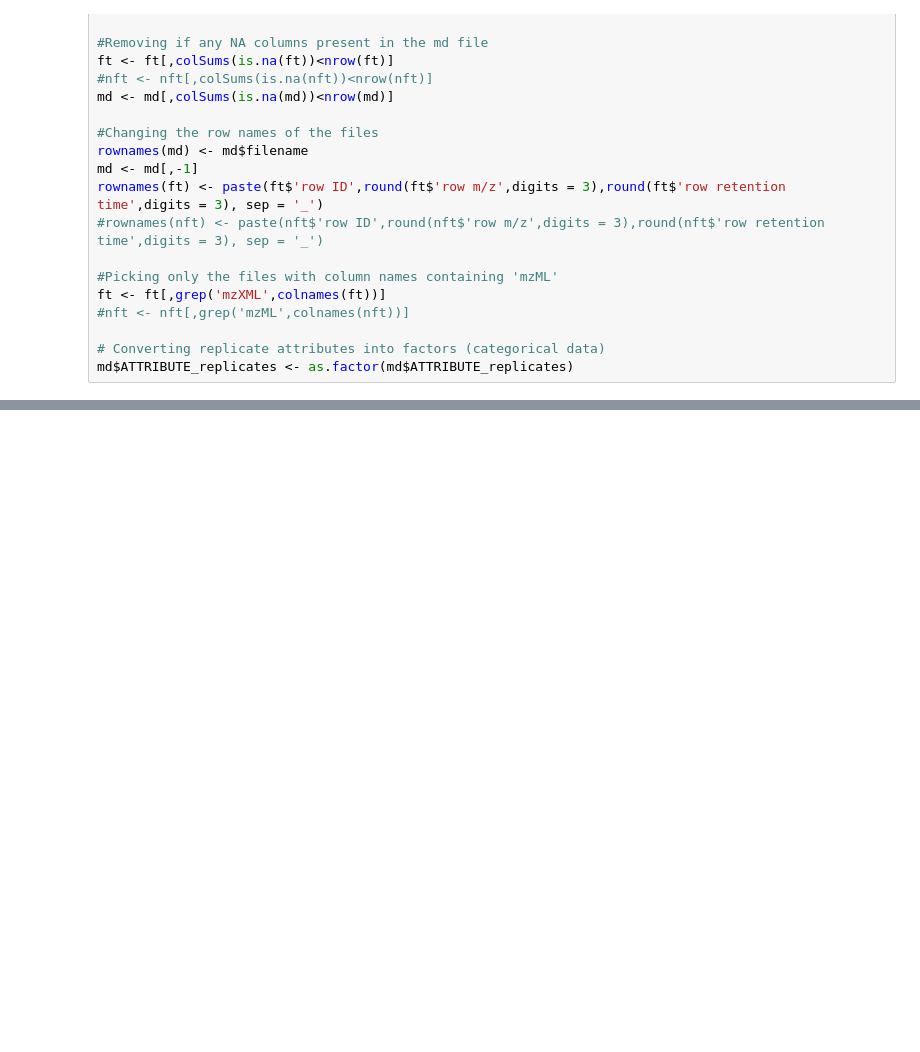
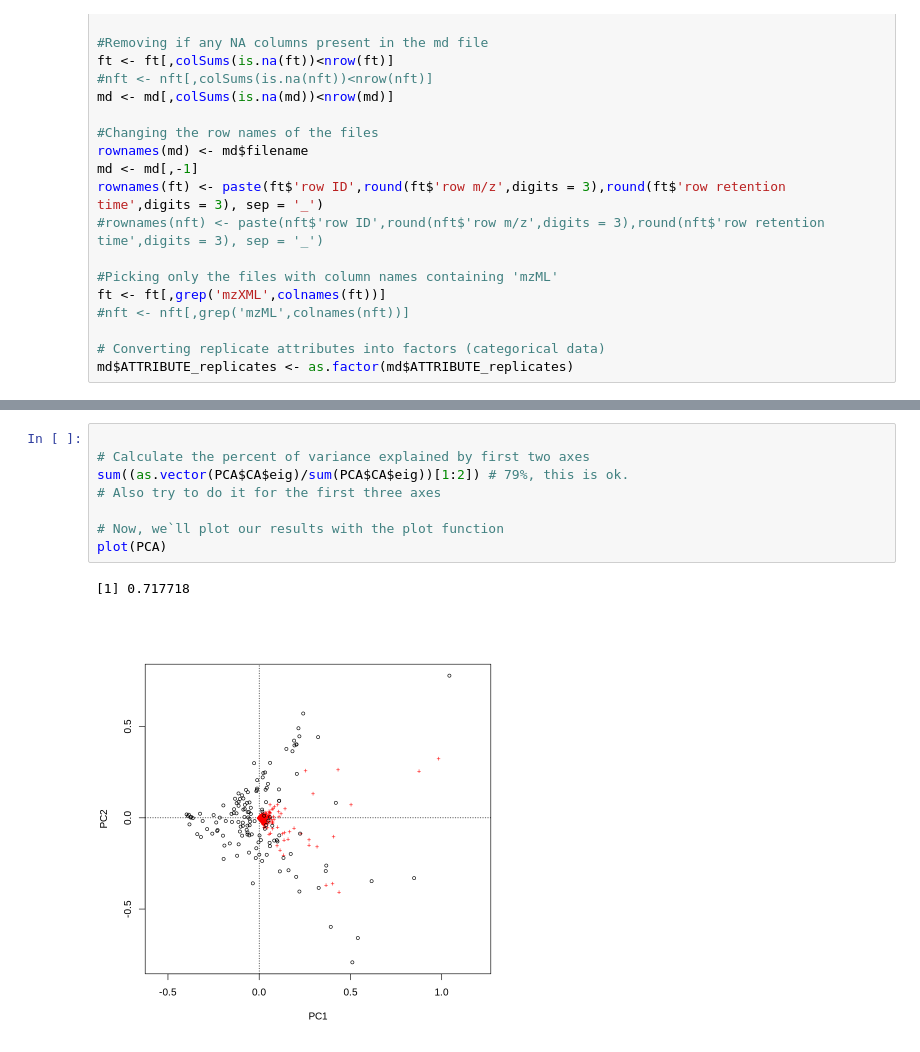
Before and after one commit to 2AMissinou/Metabolomics-Filtering, a Jupyter notebook: Metabolic_Features_Filtering_PCoA.ipynb, the cells around one changed output, grey strips where cells are left out. Saved outputs shown, nothing was run; the diff lists cells and outputs as text; blank space fills up the shorter version.

```diff
--- a/Metabolic_Features_Filtering_PCoA.ipynb
+++ b/Metabolic_Features_Filtering_PCoA.ipynb
@@ -636,0 +128,11 @@ A data.frame: 6 × 138
+# %%
+
+# Calculate the percent of variance explained by first two axes
+sum((as.vector(PCA$CA$eig)/sum(PCA$CA$eig))[1:2]) # 79%, this is ok.
+# Also try to do it for the first three axes
+
+# Now, we`ll plot our results with the plot function
+plot(PCA)
+# %% [output]
+[1] 0.717718
+[figure, added]
```
Also changed, not shown: parts of 96 cells of this notebook.
